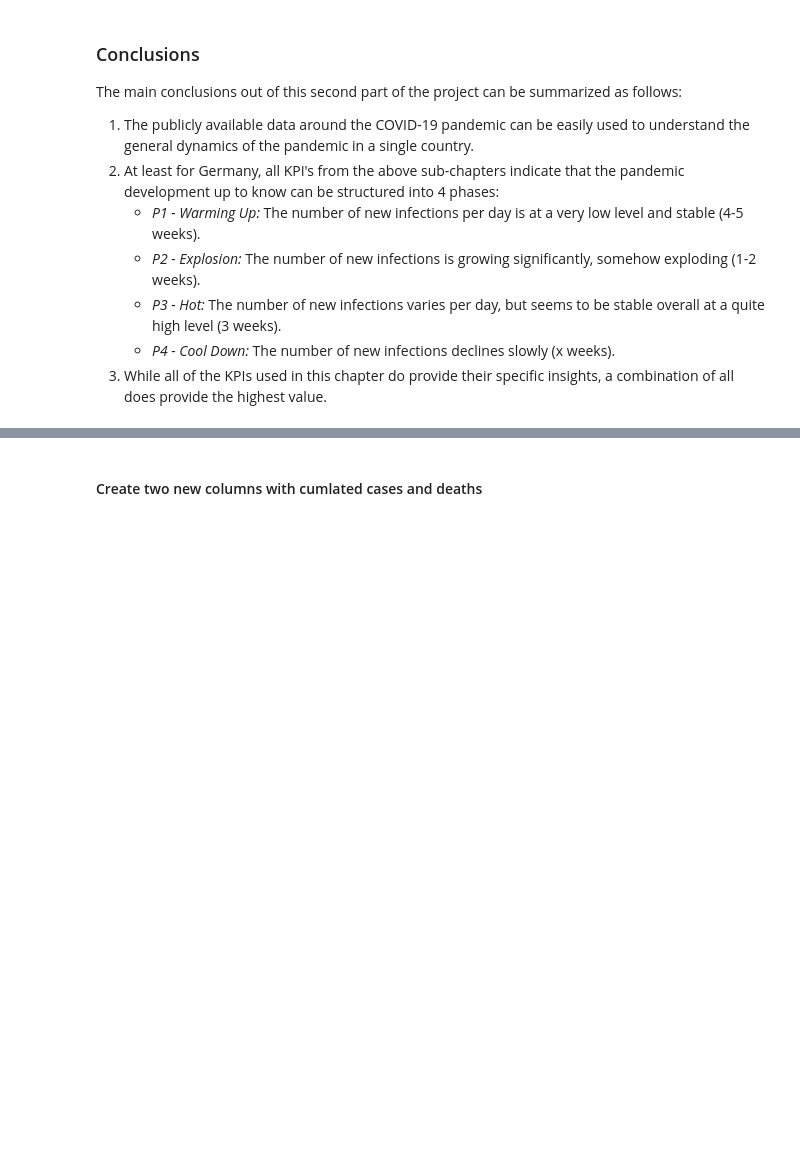
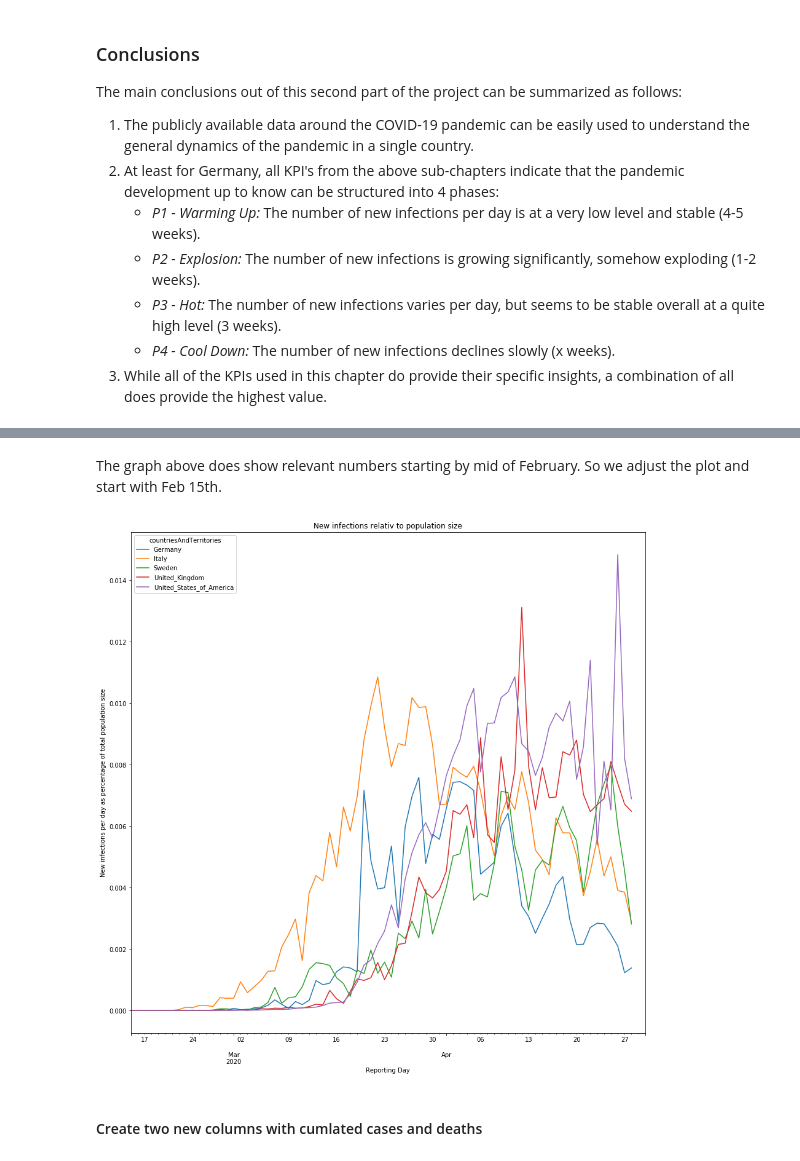
Before and after one commit to praemisit/COVID19_DataExploration, a Jupyter notebook: COVID19_DataExploration.ipynb, the cells around one changed output, grey strips where cells are left out. Cells and saved outputs as stored; diff of their text form; code cells hidden in the pictures; blank space fills up the shorter version.

```diff
--- a/COVID19_DataExploration.ipynb
+++ b/COVID19_DataExploration.ipynb
@@ -338,0 +392,11 @@ The main conclusions out of this second part of the project can be summarized as
+# %% [markdown]
+The graph above does show relevant numbers starting by mid of February. So we adjust the plot and start with Feb 15th.
+# %%
+# Step 4.2: Plot the relativ number of infections from the five countries starting with Feb 15th
+plt.rcParams["figure.figsize"] = (15, 15)
+df_countries_piv_cases.set_index("dateRep").plot.line(title="New infections relativ to population size", xlim=("2020-02-15","2020-04-30"))
+plt.xlabel('Reporting Day')
+plt.ylabel('New infections per day as percentage of total population size')
+plt.show()
+# %% [output]
+[figure, added]
```
Also changed, not shown: parts of 9 cells of this notebook, 3 other files.
